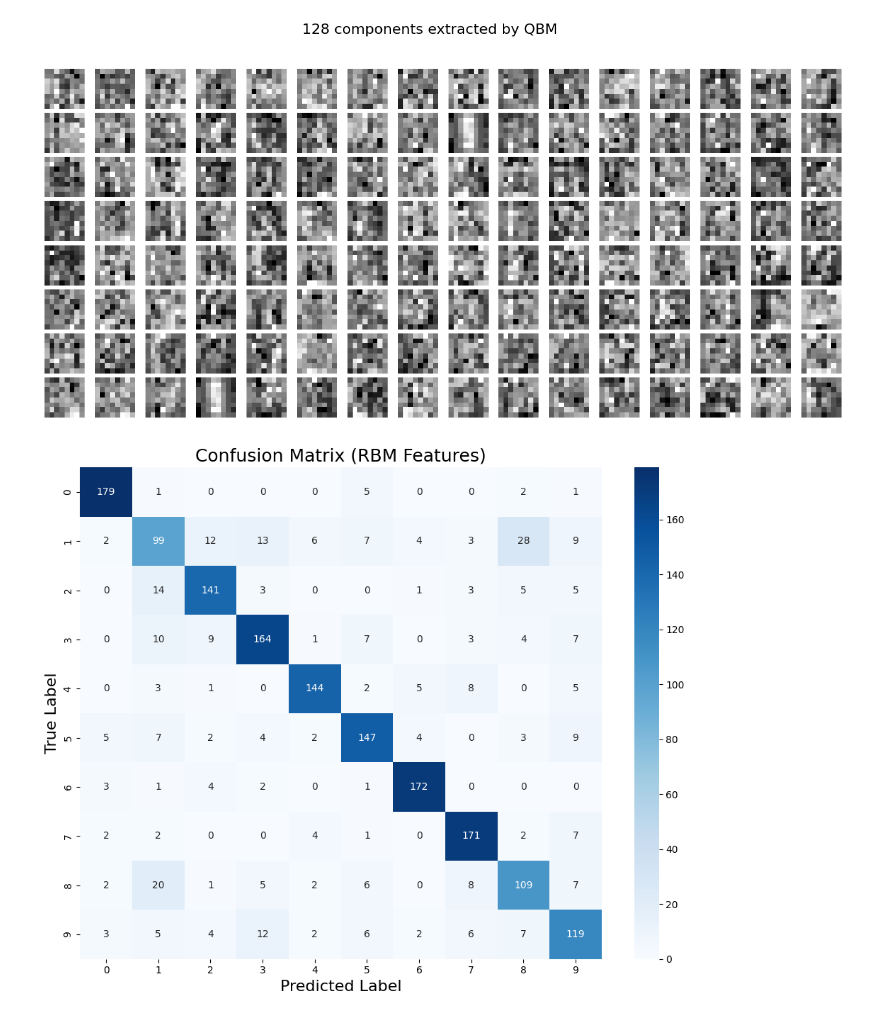
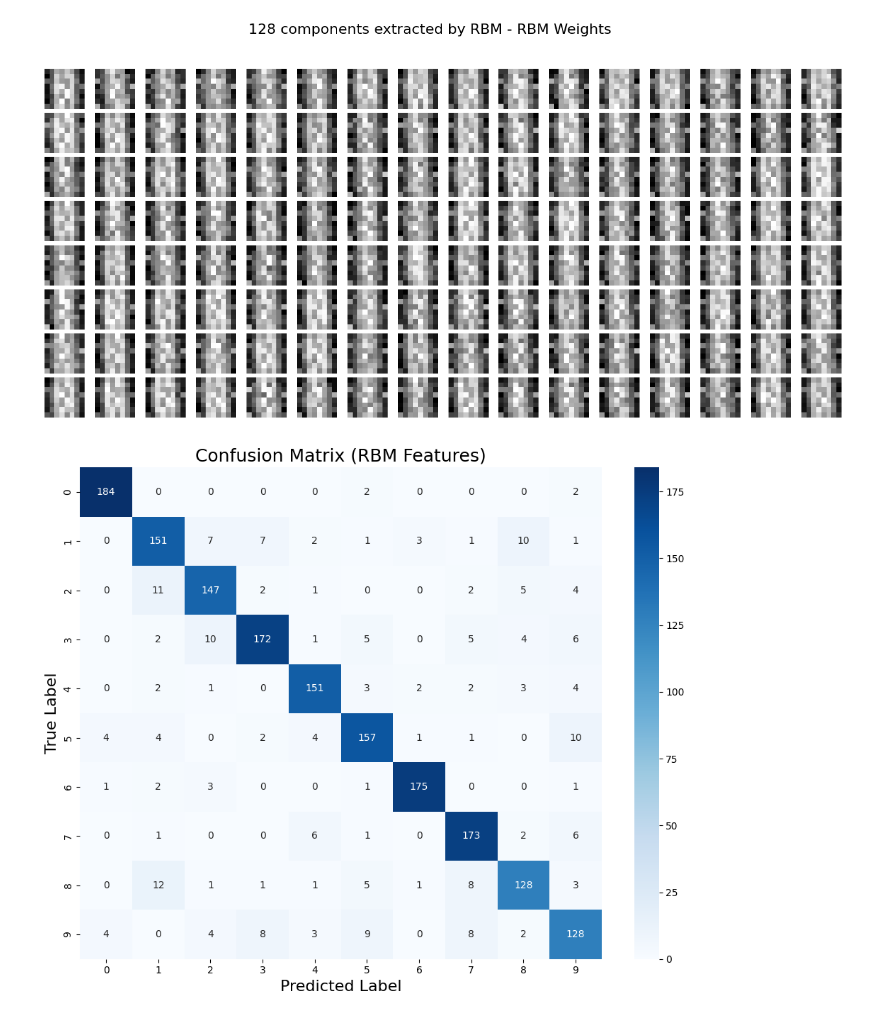
Before and after one commit to qboson/kaiwu-pytorch-plugin, a Jupyter notebook: example/rbm_digits/rbm_digits.ipynb, the cells around one changed output. Saved outputs shown, nothing was run; the diff lists cells and outputs as text; code cells hidden in the pictures.

Commit message:
update UnsupervisedDBN

```diff
--- a/example/rbm_digits/rbm_digits.ipynb
+++ b/example/rbm_digits/rbm_digits.ipynb
@@ -94,7 +99,8 @@ random.seed(seed)
 # NumPy
 np.random.seed(seed)
 # %%
-from rbm_digits import  RBMRunner
+from rbm_digits import load_data, RBMVisualizer
+from kaiwu.torch_plugin import UnsupervisedDBN
 import kaiwu as kw
 # 添加license相关信息
 # kw.license.init(user_id="", sdk_code="")
@@ -102,19 +108,19 @@ import kaiwu as kw
 logistic = LogisticRegression(random_state=seed)
 
 # 初始化RBM
-rbm = RBMRunner(
-    n_visible=8*8,
-    n_components=128,
-    learning_rate=0.1,
-    batch_size=32,
-    n_epochs=2,
+rbm = UnsupervisedDBN(
+    hidden_layers_structure=[128],
+    learning_rate_rbm=0.1,
+    n_epochs_rbm=4,
+    batch_size=128,
     verbose=True,
     plot_img=False,
     random_state=seed
 )
 
+
 #加载数据
-X_train, X_test, y_train, y_test = rbm.load_data(plot_img=True)
+X_train, X_test, y_train, y_test = load_data(plot_img=True)
 
 classifier = Pipeline(steps=[('rbm', rbm),
                              ('logistic', logistic)])
@@ -198,11 +204,14 @@ weighted avg       0.80      0.80      0.80      1797
 Test Accuracy: 0.8041
 [figure]
 # %%
+# 初始化可视化
+visualizer = RBMVisualizer(result_dir='results')
+
 # 绘制权重
-rbm.plot_weights(rbm, save_pdf=False)
+visualizer.plot_weights(rbm.rbm_layers[-1], save_pdf=False)
 
 # 绘制混淆矩阵
-rbm.plot_confusion_matrix(y_test, log_pred, title_suffix="RBM Features", save_pdf=False)
+visualizer.plot_confusion_matrix(y_test, pip_pred, title_suffix="RBM Features", save_pdf=False)
 # %% [output]
-[figure, old version]
+[figure, new version]
-[figure, old version]
+[figure, new version]
```
Also changed, not shown: parts of 2 cells of this notebook, 3 other files.
